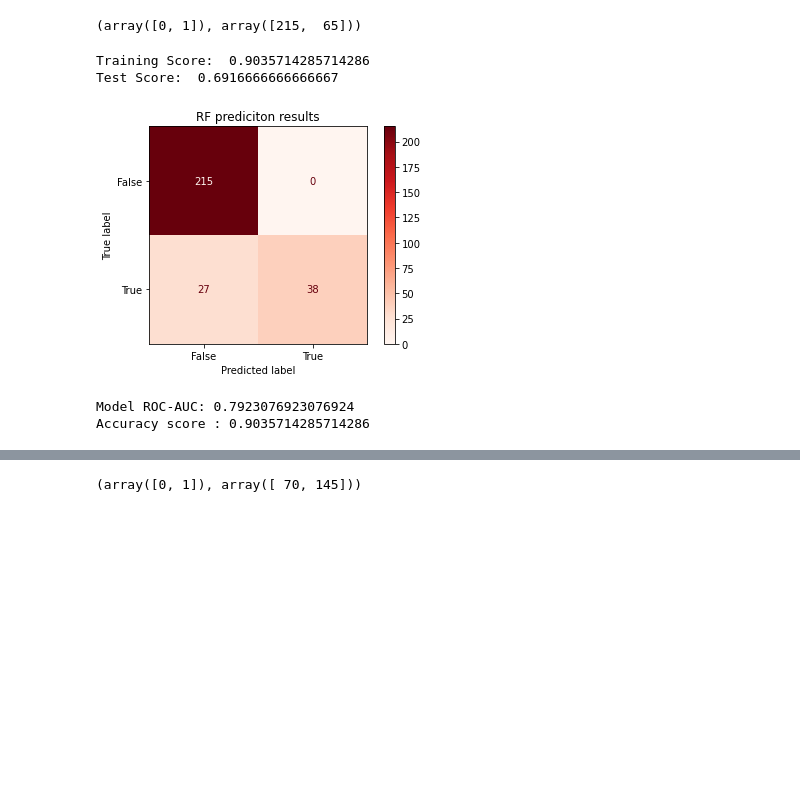
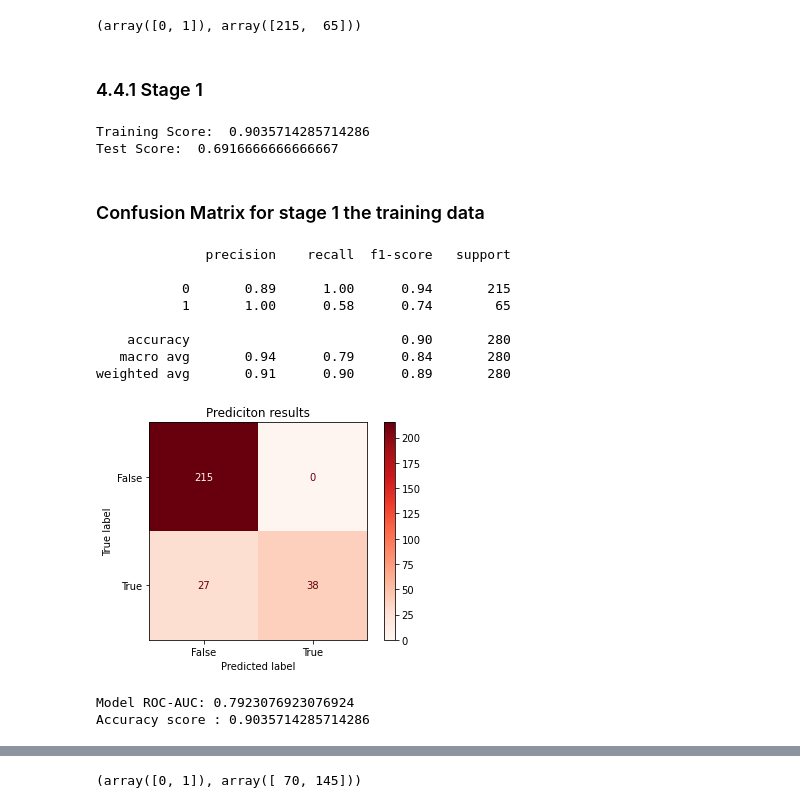
Before and after one commit to kalarimonk/ehealth, a Jupyter notebook: Learning EEG Data Quality.ipynb, the cells around one changed output, grey strips where cells are left out. Saved outputs shown, nothing was run; the diff lists cells and outputs as text; code cells hidden in the pictures; blank space fills up the shorter version.

```diff
--- a/Learning EEG Data Quality.ipynb
+++ b/Learning EEG Data Quality.ipynb
@@ -165,44 +257,28 @@ y_test_pip1_stage1[y_test_pip1_stage1 == 3] = 1
 print(np.unique(y_train_pip1_stage1,return_counts=True))
 # %% [output]
 (array([0, 1]), array([215,  65]))
-# %%
-def rfmodel1(X_train, y_train, X_test, y_test):
-    clf = RandomForestClassifier(n_estimators=10,max_depth=5, random_state=42)
-
-    clf.fit(X_train,y_train)
-
-    training_prediction = clf.predict(X_train)
-    test_prediction = clf.predict(X_test)
-
-    train_score = clf.score(X_train,y_train)
-    test_score = clf.score(X_test,y_test)
-
-    print('Training Score: ',train_score, '\nTest Score: ',test_score)
-
-    return training_prediction, test_prediction, train_score, test_score
-
-s1train_prediction, s1test_prediction, s1train_score, s1test_score = rfmodel1(X_train_pip1_stage1, y_train_pip1_stage1, X_test_pip1_stage1, y_test_pip1_stage1)
-# %% [output]
-Training Score:  0.9035714285714286
-Test Score:  0.6916666666666667
-# %%
-# Confusion Matrix of the predictions
-
-def confusionMatrix(actual, predicted):
-    cm = metrics.confusion_matrix(actual,predicted)
-    cm_display = metrics.ConfusionMatrixDisplay(
-        confusion_matrix = cm,
-        display_labels = [False, True],
-    )
-    cm_display = cm_display.plot(cmap=plt.cm.Reds,values_format='g')
-    plt.grid(False)
-    plt.title('RF prediciton results')
-    plt.show()
-    print ('Model ROC-AUC:',roc_auc_score(actual,predicted))
-    print('Accuracy score :',accuracy_score(actual,predicted))
-
-confusionMatrix(y_train_pip1_stage1, s1train_prediction)
-# %% [output]
-[figure, removed]
-Model ROC-AUC: 0.7923076923076924
-Accuracy score : 0.9035714285714286
+# %% [markdown]
+<a id=11></a>
+### 4.4.1 Stage 1
+# %%
+p1s1train_prediction, p1s1test_prediction, p1s1train_score, p1s1test_score = rfmodel1(X_train_pip1_stage1, y_train_pip1_stage1, X_test_pip1_stage1, y_test_pip1_stage1)
+# %% [output]
+Training Score:  0.9035714285714286
+Test Score:  0.6916666666666667
+# %% [markdown]
+### Confusion Matrix for stage 1 the training data
+# %%
+print(classification_report(y_train_pip1_stage1, p1s1train_prediction))
+confusionMatrix(y_train_pip1_stage1, p1s1train_prediction)
+# %% [output]
+              precision    recall  f1-score   support
+
+           0       0.89      1.00      0.94       215
+           1       1.00      0.58      0.74        65
+
+    accuracy                           0.90       280
+   macro avg       0.94      0.79      0.84       280
+weighted avg       0.91      0.90      0.89       280
+[figure, added]
+Model ROC-AUC: 0.7923076923076924
+Accuracy score : 0.9035714285714286
```
Also changed, not shown: parts of 37 cells of this notebook.
